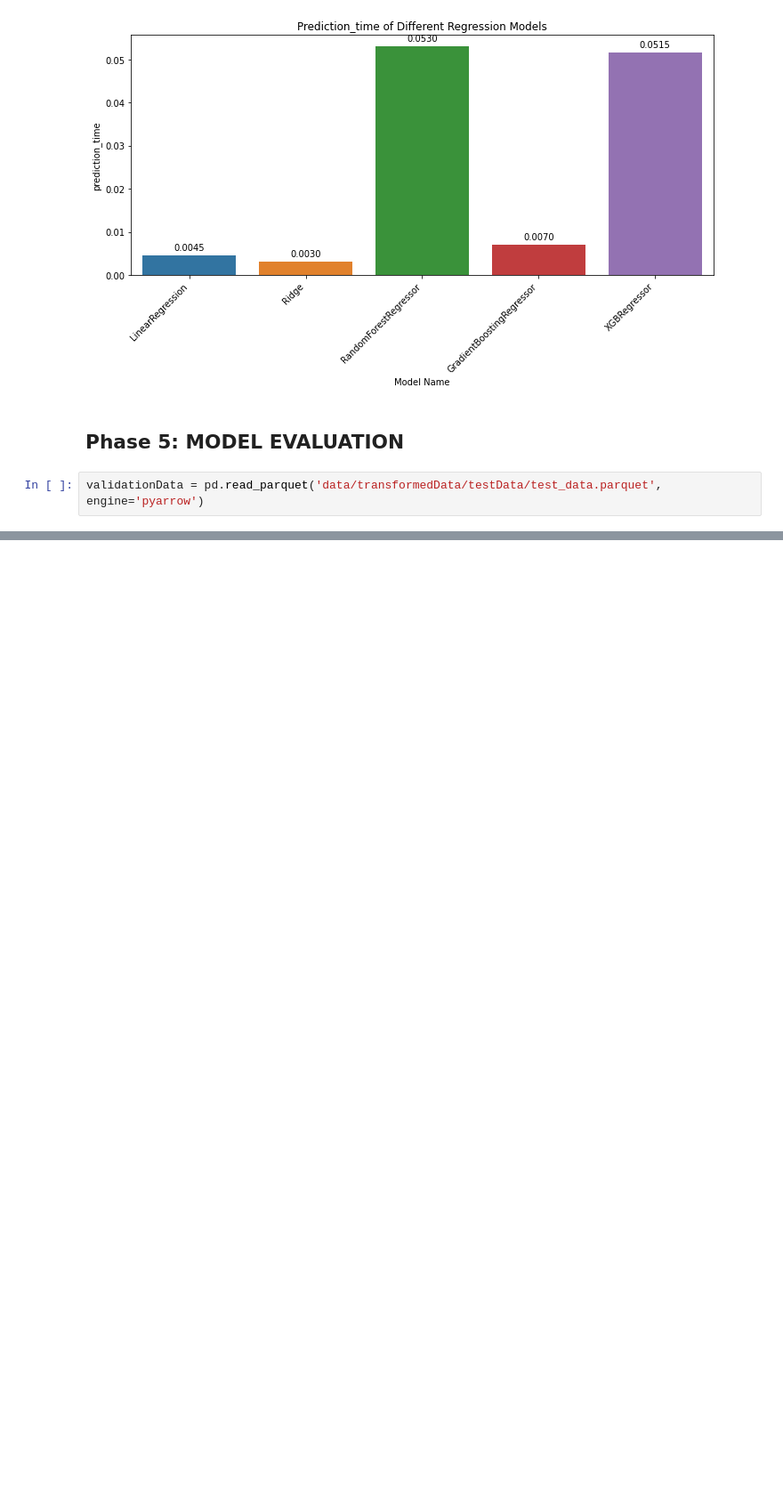
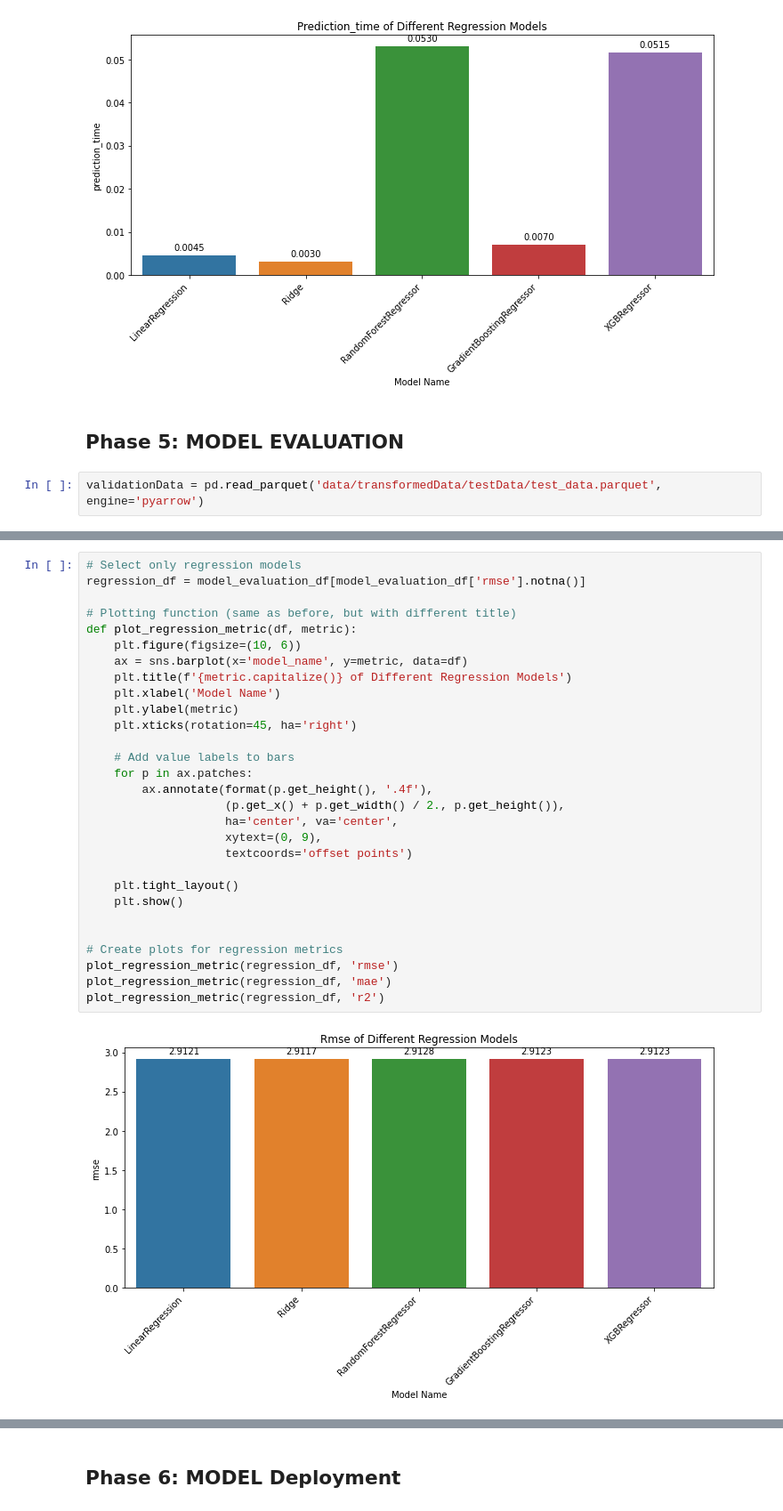
Before and after one commit to sahil82764/Vehicle_Maintenance_Prediction, a Jupyter notebook: Vehicle_Maintenance_Prediction.ipynb, the cells around one changed output, grey strips where cells are left out. Shown at 89% size. Saved outputs shown, nothing was run; the diff lists cells and outputs as text; blank space fills up the shorter version.

```diff
--- a/Vehicle_Maintenance_Prediction.ipynb
+++ b/Vehicle_Maintenance_Prediction.ipynb
@@ -369,0 +476,31 @@ Accuracy of XGBClassifier on test set: 0.9592666666666667
+# %%
+# Select only regression models
+regression_df = model_evaluation_df[model_evaluation_df['rmse'].notna()]
+
+# Plotting function (same as before, but with different title)
+def plot_regression_metric(df, metric):
+    plt.figure(figsize=(10, 6))
+    ax = sns.barplot(x='model_name', y=metric, data=df)
+    plt.title(f'{metric.capitalize()} of Different Regression Models')
+    plt.xlabel('Model Name')
+    plt.ylabel(metric)
+    plt.xticks(rotation=45, ha='right')
+
+    # Add value labels to bars
+    for p in ax.patches:
+        ax.annotate(format(p.get_height(), '.4f'),
+                    (p.get_x() + p.get_width() / 2., p.get_height()),
+                    ha='center', va='center',
+                    xytext=(0, 9),
+                    textcoords='offset points')
+
+    plt.tight_layout()
+    plt.show()
+
+
+# Create plots for regression metrics
+plot_regression_metric(regression_df, 'rmse')
+plot_regression_metric(regression_df, 'mae')
+plot_regression_metric(regression_df, 'r2')
+# %% [output]
+[figure, added]
@@ -369,0 +509,2 @@ Accuracy of XGBClassifier on test set: 0.9592666666666667
+# %% [markdown]
+## Phase 6: MODEL Deployment
```
Also changed, not shown: parts of 20 cells of this notebook, 10 other files.
